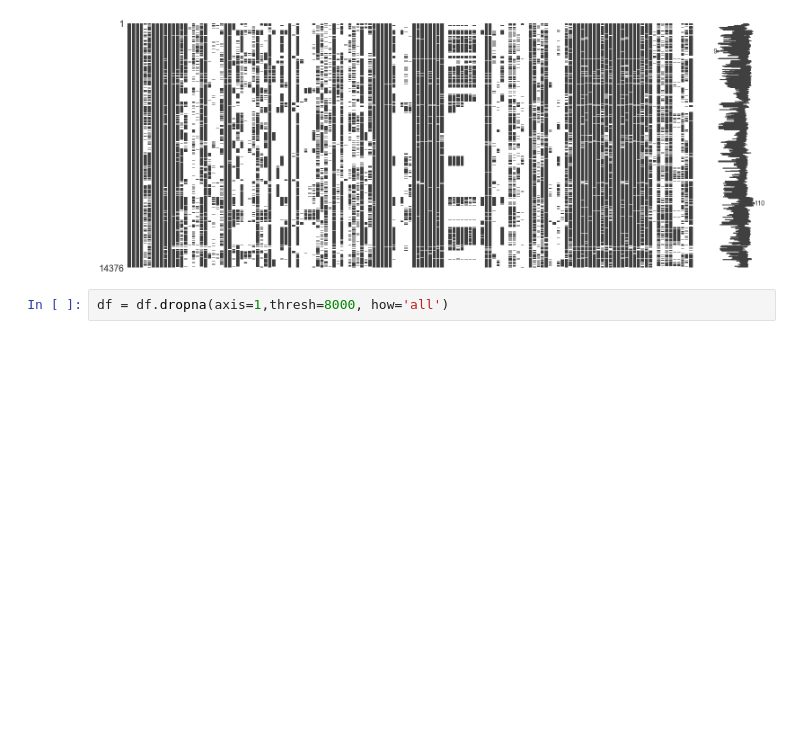
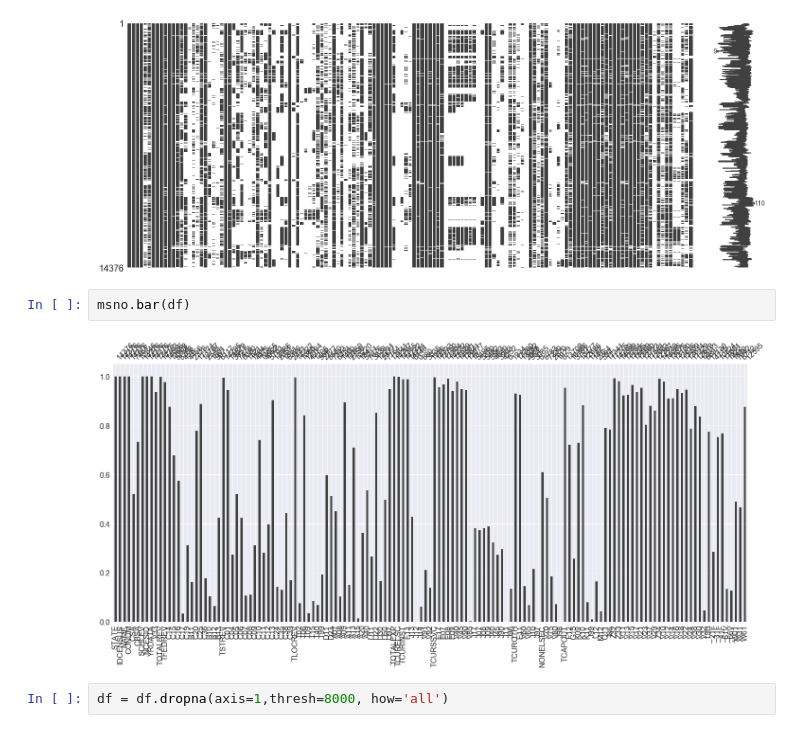
Before and after one commit to ValarDragon/DSD_Project1, a Jupyter notebook: Project_Dev.ipynb, the cells around one changed output. Saved outputs shown, nothing was run; the diff lists cells and outputs as text; blank space fills up the shorter version.

```diff
--- a/Project_Dev.ipynb
+++ b/Project_Dev.ipynb
@@ -54,6 +46,10 @@ df.replace("N", float("NAN"), inplace=True)
 msno.matrix(df)
 # %% [output]
 [figure]
+# %%
+msno.bar(df)
+# %% [output]
+[figure, added]
 # %%
 df = df.dropna(axis=1,thresh=8000, how='all')
 # %%
```
Also changed, not shown: parts of 3 cells of this notebook, 3 other files.
